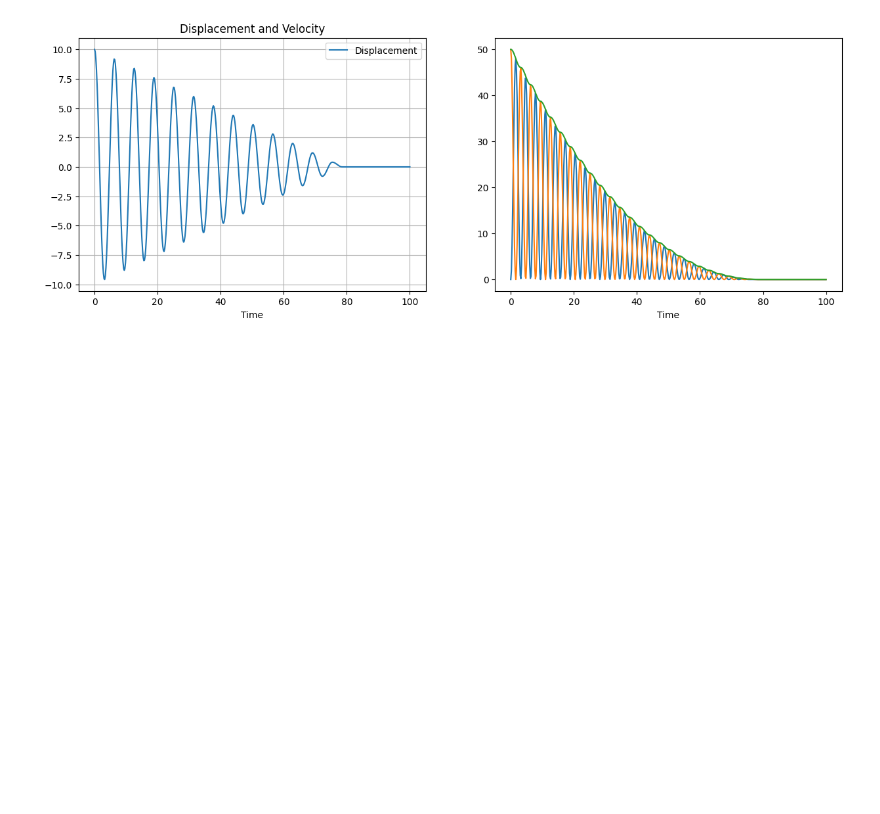
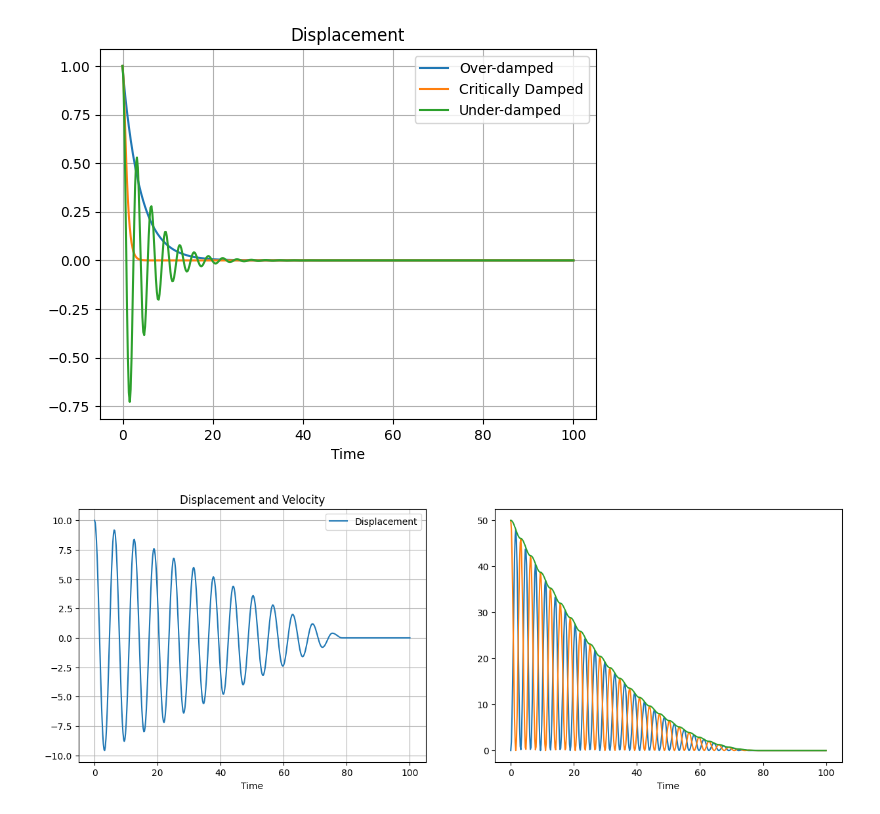
Before and after one commit to ravi-0309/Dynamic-Response, a Jupyter notebook: Free_Damped_Vibration.ipynb, the cells around one changed output. Drawn from its saved outputs; the diff is of its cells as text; code cells hidden in the pictures; blank space fills up the shorter version.

```diff
--- a/Free_Damped_Vibration.ipynb
+++ b/Free_Damped_Vibration.ipynb
@@ -58,3 +3,52 @@ plt.show()
+# %%
+import numpy as np
+import matplotlib.pyplot as plt
+
+# Inputs
+m = 0.25
+k = 1.0
+F_0 = 0.0
+ω = 0.0
+u_0 = 1.0
+u_dot_0 = 0.0
+
+# Generating time array
+t = np.linspace(0, 100, 500)
+
+ω_n = np.sqrt(k/m) # natural Frequency
+c_critical = 2 * np.sqrt(m * k)  # Critical Damping
+
+def over_damped(xi):
+  r1 = -ω_n * (xi + np.sqrt(xi**2 - 1))
+  r2 = -ω_n * (xi - np.sqrt(xi**2 - 1))
+  c1 = (u_dot_0 - r2 * u_0) / (r2 - r1)
+  c2 = u_0 - c1
+  u = c1 * np.exp(r1 * t) + c2 * np.exp(r2 * t)
+  plt.plot(t, u, label="Over-damped")
+
+def critically_damped(xi):
+  c1 = u_0
+  c2 = u_dot_0 + c1 * ω_n
+  u = (c1 + c2 * t) * np.exp(-ω_n * t)
+  plt.plot(t, u, label="Critically Damped")
+
+def under_damped(xi):
+  ω_d = (1 - xi**2) * ω_n
+  c1 = u_0
+  c2 = (u_dot_0 + c1 * ω_n *xi) / (ω_d)
+  u = np.exp(-xi * ω_n * t) * (c1 * np.cos(ω_d * t) + c2 * np.sin(ω_d * t))
+  plt.plot(t, u, label="Under-damped")
+
+plt.grid(True)
+over_damped(4.0)
+critically_damped(1.0)
+under_damped(0.1)
+plt.xlabel('Time')
+plt.title('Displacement')
+plt.legend()
+plt.show()
+# %% [output]
+[figure, added]
 # %%
 # COULOMB'S DAMPING
 
```
Also changed, not shown: parts of 2 cells of this notebook.
